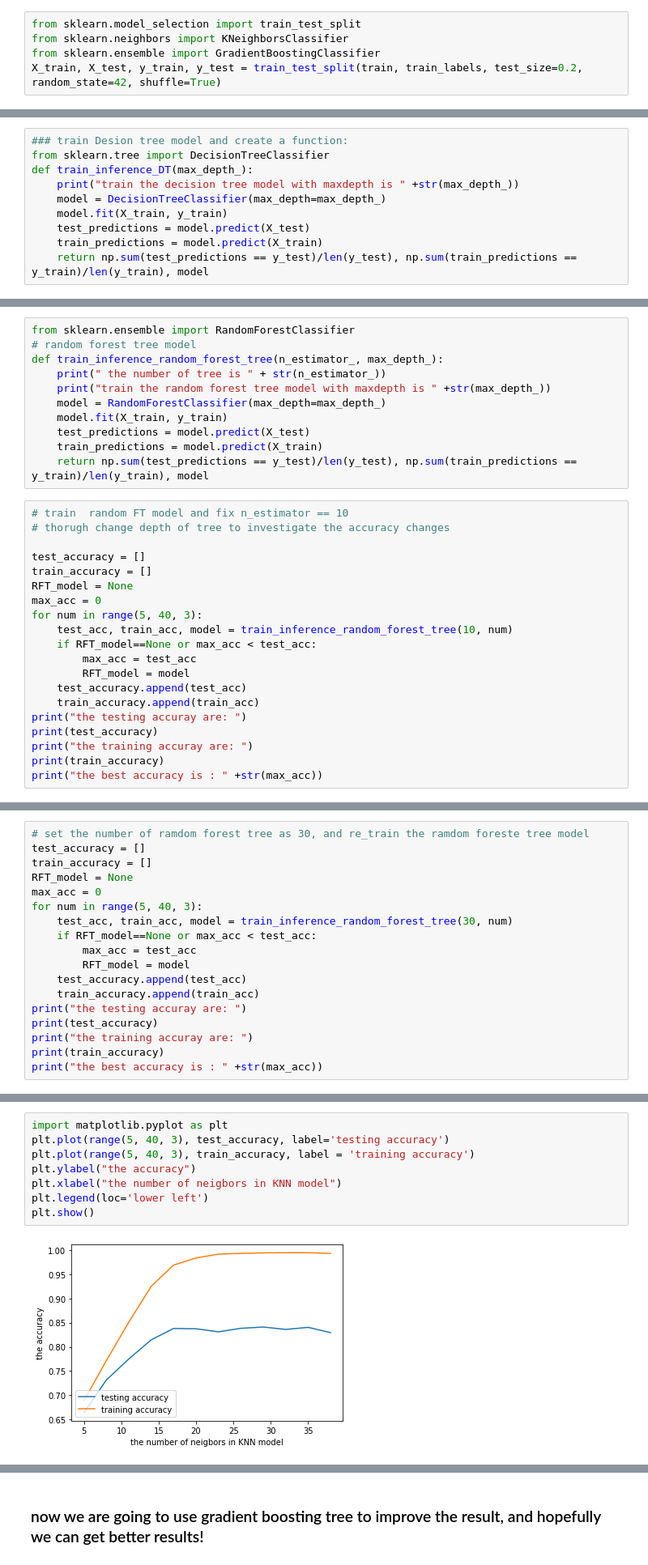
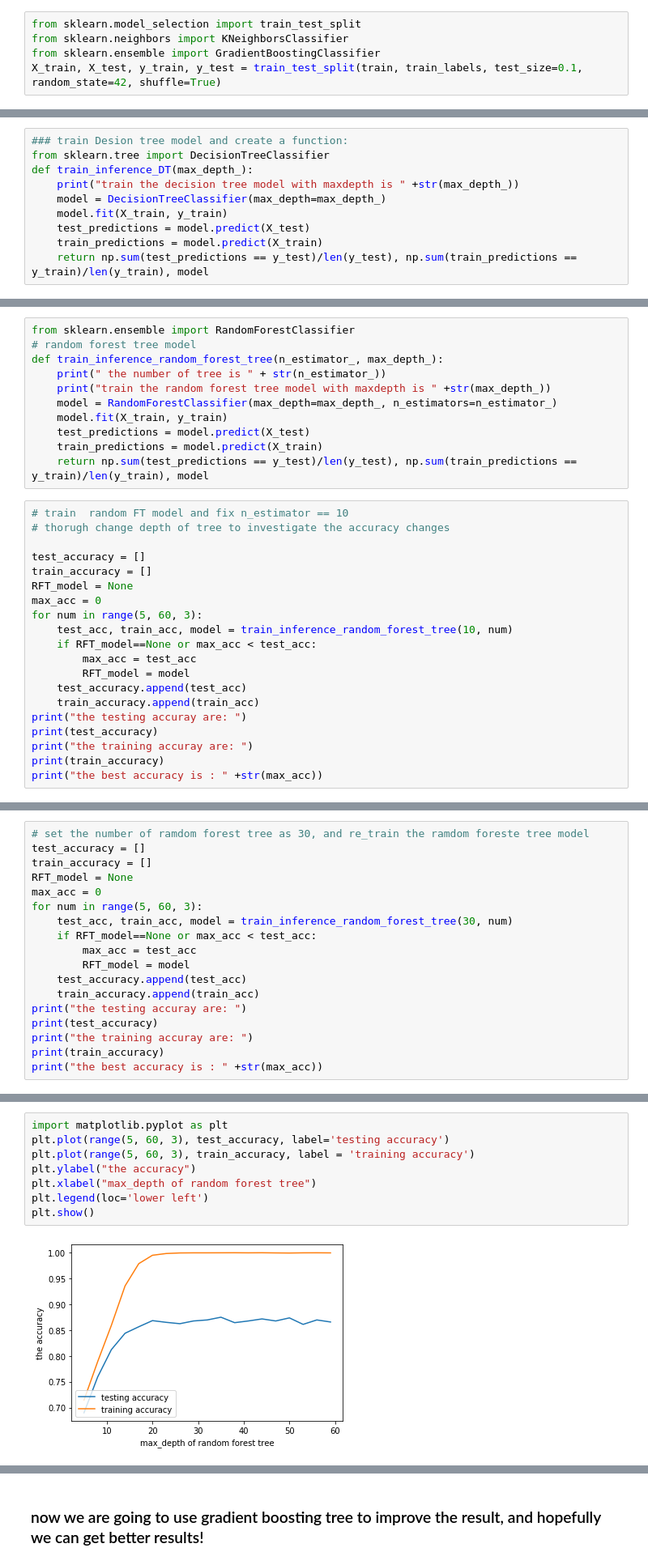
Before and after one commit to tiandiao123/Data-Mining-Final-Project, a Jupyter notebook: final project.ipynb, the cells around one changed output, grey strips where cells are left out. Shown at 81% size. Cells and saved outputs as stored; diff of their text form.

```diff
--- a/final project.ipynb
+++ b/final project.ipynb
@@ -38,7 +38,7 @@ train.head()
 from sklearn.model_selection import train_test_split
 from sklearn.neighbors import KNeighborsClassifier
 from sklearn.ensemble import GradientBoostingClassifier
-X_train, X_test, y_train, y_test = train_test_split(train, train_labels, test_size=0.2, random_state=42, shuffle=True)
+X_train, X_test, y_train, y_test = train_test_split(train, train_labels, test_size=0.1, random_state=42, shuffle=True)
 # %%
 def train_inference_KNN(number_of_neigbor):
     print("training KNN model ...")
@@ -155,7 +159,7 @@ from sklearn.ensemble import RandomForestClassifier
 def train_inference_random_forest_tree(n_estimator_, max_depth_):
     print(" the number of tree is " + str(n_estimator_))
     print("train the random forest tree model with maxdepth is " +str(max_depth_))
-    model = RandomForestClassifier(max_depth=max_depth_)
+    model = RandomForestClassifier(max_depth=max_depth_, n_estimators=n_estimator_)
     model.fit(X_train, y_train)
     test_predictions = model.predict(X_test)
     train_predictions = model.predict(X_train)
@@ -168,7 +172,7 @@ test_accuracy = []
 train_accuracy = []
 RFT_model = None
 max_acc = 0
-for num in range(5, 40, 3):
+for num in range(5, 60, 3):
     test_acc, train_acc, model = train_inference_random_forest_tree(10, num)
     if RFT_model==None or max_acc < test_acc:
         max_acc = test_acc
@@ -227,7 +219,7 @@ test_accuracy = []
 train_accuracy = []
 RFT_model = None
 max_acc = 0
-for num in range(5, 40, 3):
+for num in range(5, 60, 3):
     test_acc, train_acc, model = train_inference_random_forest_tree(30, num)
     if RFT_model==None or max_acc < test_acc:
         max_acc = test_acc
@@ -272,13 +252,13 @@ the best accuracy is : 0.8409391534391535
 # %%
 import matplotlib.pyplot as plt
-plt.plot(range(5, 40, 3), test_accuracy, label='testing accuracy')
-plt.plot(range(5, 40, 3), train_accuracy, label = 'training accuracy')
+plt.plot(range(5, 60, 3), test_accuracy, label='testing accuracy')
+plt.plot(range(5, 60, 3), train_accuracy, label = 'training accuracy')
 plt.ylabel("the accuracy")
-plt.xlabel("the number of neigbors in KNN model")
+plt.xlabel("max_depth of random forest tree")
 plt.legend(loc='lower left')
 plt.show()
 # %% [output]
-[figure, old version]
+[figure, new version]
 # %%
 # set the number of ramdom forest tree as 100, and re_train the ramdom foreste tree model
 test_accuracy = []
```
Also changed, not shown: parts of 9 cells of this notebook.
